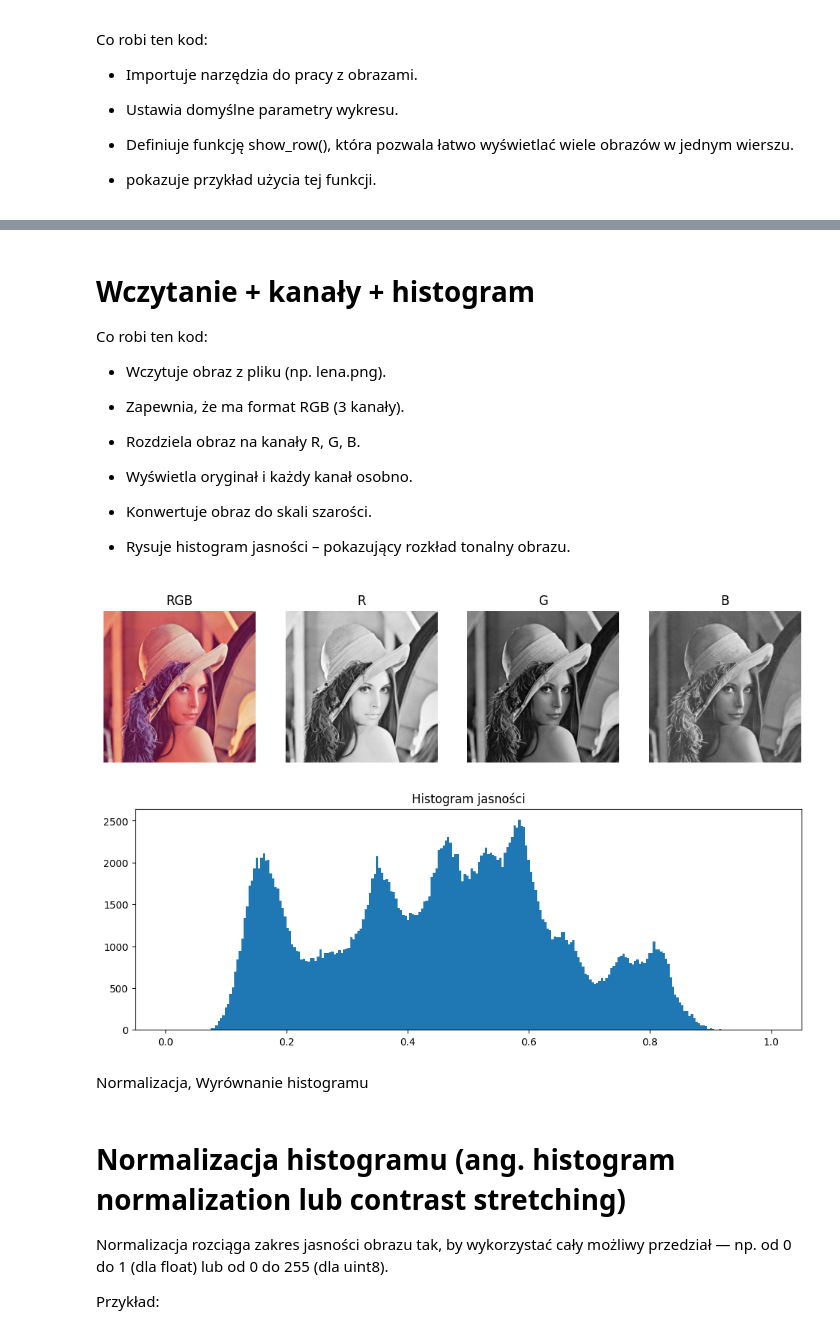
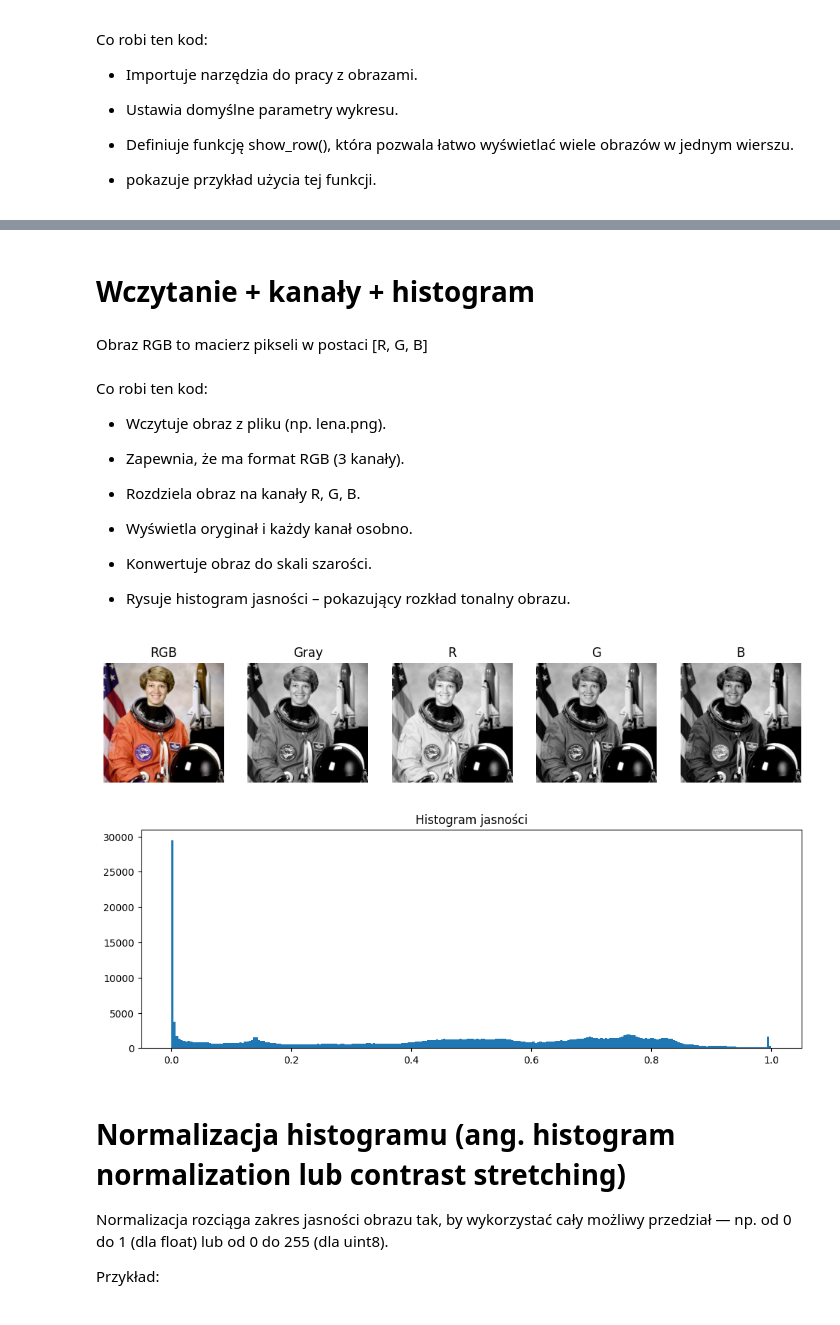
Before and after one commit to AdrianGlanowski/Przetwarzanie_i_analiza_obrazow, a Jupyter notebook: lab1/Lab1_teoria.ipynb, the cells around one changed output, grey strips where cells are left out. Cells and saved outputs as stored; diff of their text form; code cells hidden in the pictures.

```diff
--- a/lab1/Lab1_teoria.ipynb
+++ b/lab1/Lab1_teoria.ipynb
@@ -17,7 +17,7 @@ Co robi ten kod:
 # ============================================
 import numpy as np                          # NumPy – obsługa tablic i obliczeń numerycznych
 import matplotlib.pyplot as plt              # Matplotlib – do rysowania i wyświetlania obrazów
-from skimage import io, color, exposure, filters, util, morphology
+from skimage import io, color, exposure, filters, util, morphology, transform, data
 # skimage.io          – wczytywanie/zapisywanie obrazów
 # skimage.color       – konwersja przestrzeni barw (np. RGB → grayscale)
 # skimage.exposure    – regulacja jasności, kontrastu, histogramów itp.
@@ -73,3 +73,8 @@ def show_row(images, titles=None, cmap=None):
 # show_row([img, gray, blur],
 #           titles=["Oryginał", "Skala szarości", "Rozmyty"],
 #           cmap='gray')
+
+img = data.astronaut()
+plt.imshow(img)
+plt.axis('off')
+plt.show()
@@ -76,5 +83,8 @@ def show_row(images, titles=None, cmap=None):
+# %% [markdown]
+# Wczytanie + kanały + histogram
+# %% [markdown]
+Obraz RGB to macierz pikseli w postaci [R, G, B]
 # %% [markdown]
-# Wczytanie + kanały + histogram
 
 Co robi ten kod:
 * Wczytuje obraz z pliku (np. lena.png).
@@ -91,54 +101,49 @@ Co robi ten kod:
 # %%
 # ============================================
 # Wczytanie obrazu i analiza kanałów kolorów
 # ============================================
-
-# TODO: Podmień ścieżkę na swój plik lub URL (skimage.io potrafi też czytać obrazy z internetu)
-img = io.imread('lena.png')  # Wczytuje obraz z pliku; może być RGB, RGBA lub grayscale (2D)
+  # Wczytuje obraz z pliku; może być RGB, RGBA lub grayscale (2D)
 
 # ============================================
 # Ujednolicenie formatu obrazu do RGB
 # ============================================
 # Jeśli obraz jest w skali szarości (2D) → powiel kanał 3 razy, aby uzyskać pseudo-RGB.
 # Jeśli obraz ma kanał alfa (RGBA) → usuń go, zostawiając tylko pierwsze 3 kanały (R, G, B).
 if img.ndim == 2:
     img_rgb = np.stack([img, img, img], axis=-1)  # Tworzy RGB z jednego kanału
 else:
-    img_rgb = img[..., :3]  # Usuwa kanał alfa (jeśli istnieje), zachowując R, G, B
-
+    img_rgb = img[..., :3]  #olej rzedy i kolumny, a z pikseli wez pierwsze trzy kanaly (RGB, odrzuc A)
 # ============================================
 # a) Podgląd RGB i kanałów R / G / B
 # ============================================
 # Wyodrębnienie poszczególnych kanałów koloru z obrazu RGB.
-r = img_rgb[..., 0]  # Kanał czerwony (Red)
-g = img_rgb[..., 1]  # Kanał zielony (Green)
-b = img_rgb[..., 2]  # Kanał niebieski (Blue)
+r = img_rgb[..., 0]  #olej rzedy i kolumny, a z pikseli wez R
+g = img_rgb[..., 1]  #olej rzedy i kolumny, a z pikseli wez G
+b = img_rgb[..., 2]  #olej rzedy i kolumny, a z pikseli wez B
 
-# Wyświetlenie oryginalnego obrazu RGB oraz trzech kanałów R, G, B obok siebie.
-# Kanały są pokazane w skali szarości, aby uwidocznić ich intensywność.
-show_row([img_rgb, r, g, b],
-          ['RGB', 'R', 'G', 'B'],
-          cmap=['gray', 'gray', 'gray', 'gray'])
-
-# ============================================
-# b) Histogram jasności obrazu
-# ============================================
 # Konwersja z RGB do skali szarości – wykorzystuje wagowe przeliczenie ludzkiej percepcji jasności:
 # Y = 0.2125 * R + 0.7154 * G + 0.0721 * B
 # Wynik to obraz typu float z wartościami od 0 (czarny) do 1 (biały).
 gray = color.rgb2gray(img_rgb)
 
+# Wyświetlenie oryginalnego obrazu RGB oraz trzech kanałów R, G, B obok siebie.
+# Kanały są pokazane w skali szarości, aby uwidocznić ich intensywność.
+show_row([img_rgb, gray, r, g, b],
+          ['RGB', 'Gray', 'R', 'G', 'B'],
+          cmap=['gray', 'gray', 'gray', 'gray', 'gray'])
+
+# ============================================
+# b) Histogram jasności obrazu
+# ============================================
 # Rysowanie histogramu rozkładu jasności pikseli.
 # gray.ravel() spłaszcza obraz 2D do jednowymiarowej tablicy wszystkich wartości pikseli.
 plt.figure()
 plt.hist(gray.ravel(), bins=256, range=(0, 1))  # 256 przedziałów dla jasności od 0 do 1
 plt.title('Histogram jasności')  # Tytuł wykresu
 plt.show()  # Wyświetlenie histogramu
 # %% [output]
-[figure, old version]
+[figure, new version]
-[figure, old version]
+[figure, new version]
-# %% [markdown]
-Normalizacja, Wyrównanie histogramu
 # %% [markdown]
 # Normalizacja histogramu (ang. histogram normalization lub contrast stretching)
 Normalizacja rozciąga zakres jasności obrazu tak, by wykorzystać cały możliwy przedział — np. od 0 do 1 (dla float) lub od 0 do 255 (dla uint8).
```
Also changed, not shown: parts of 4 cells of this notebook, 2 other files.
